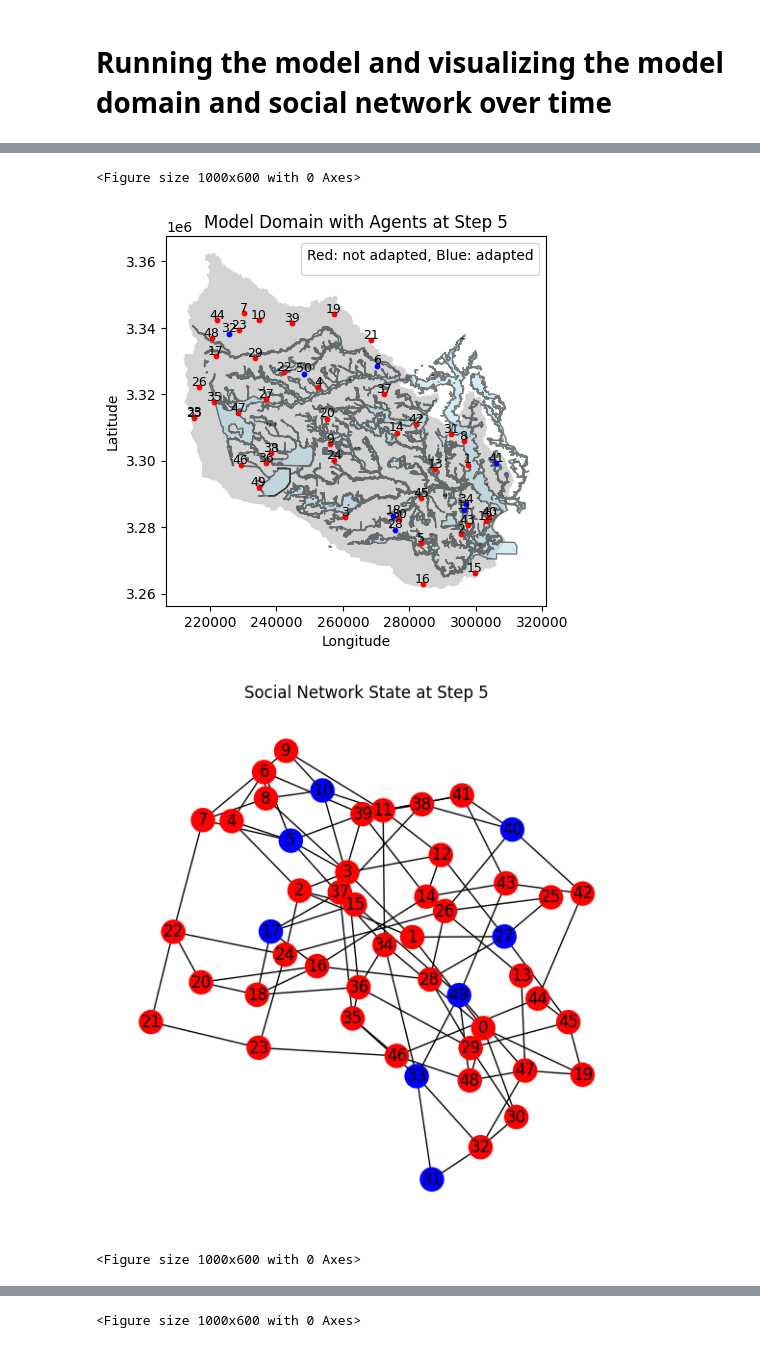
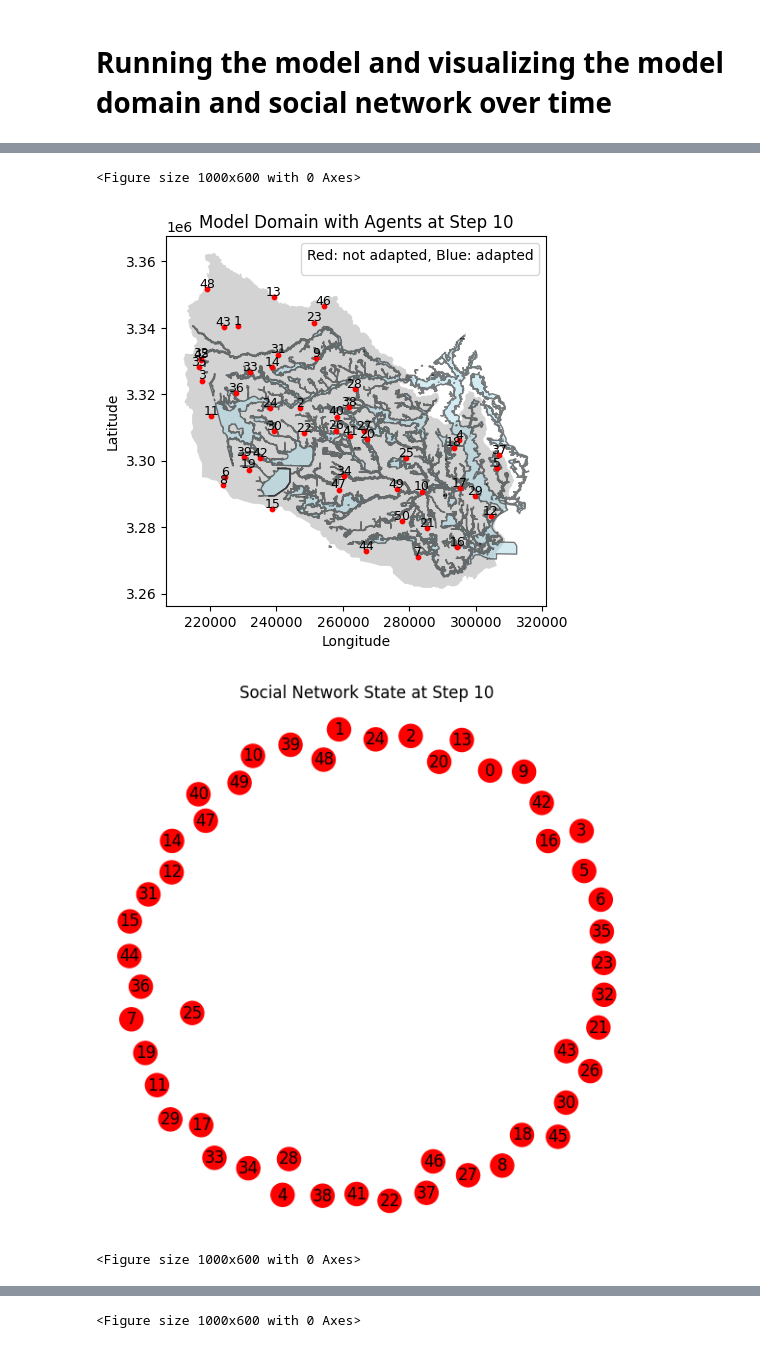
Before and after one commit to ctezgec/abm, a Jupyter notebook: model/demo.ipynb, the cells around one changed output, grey strips where cells are left out. Drawn from its saved outputs; the diff is of its cells as text; code cells hidden in the pictures.

```diff
--- a/model/demo.ipynb
+++ b/model/demo.ipynb
@@ -26,7 +26,7 @@ import matplotlib.pyplot as plt
 import networkx as nx
 
 # Initialize the Adaptation Model with 50 household agents.
-model = AdaptationModel(number_of_households=50, flood_map_choice="harvey", network="watts_strogatz") # flood_map_choice can be "harvey", "100yr", or "500yr"
+model = AdaptationModel(number_of_households=50, flood_map_choice="harvey", network="no_network") # flood_map_choice can be "harvey", "100yr", or "500yr"
 
 # Calculate positions of nodes for the network plot.
 # The spring_layout function positions nodes using a force-directed algorithm,
@@ -55,12 +55,12 @@ plot_network(ax, model)
 plt.show()
 
 # Run the model for 20 steps and generate plots every 5 steps.
-for step in range(20):
+for step in range(100):
     model.step()
 
     # Every 5 steps, generate and display plots for both the spatial distribution and network.
     # Note the first step is step 0, so the plots will be generated at steps 4, 9, 14, and 19, which are the 5th, 10th, 15th, and 20th steps.
-    if (step + 1) % 5 == 0:
+    if (step + 1) % 10 == 0:
         # Plot for the spatial map showing agent locations and adaptation status.
         plt.figure(figsize=(10, 6))
         model.plot_model_domain_with_agents()
@@ -75,4 +75,4 @@ for step in range(20):
 <Figure size 1000x600 with 0 Axes>
-[figure, old version]
+[figure, new version]
-[figure, old version]
+[figure, new version]
 <Figure size 1000x600 with 0 Axes>
```
Also changed, not shown: parts of 10 cells of this notebook, 2 other files.
